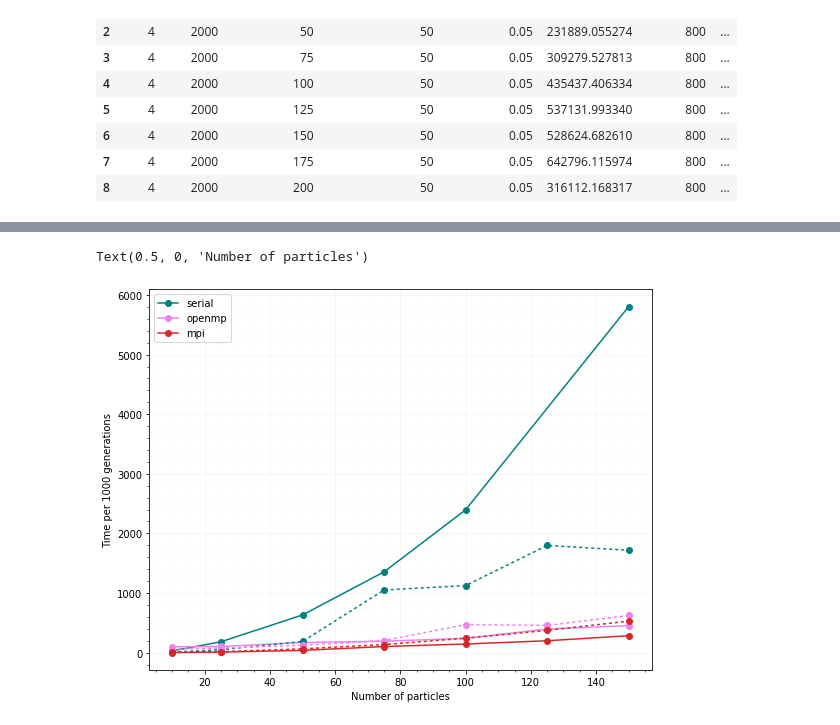
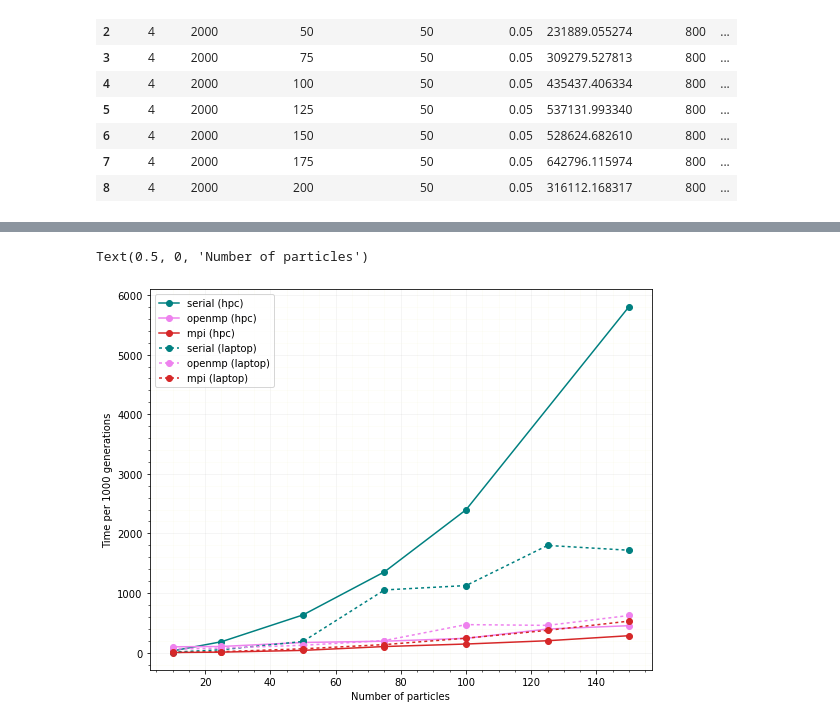
Before and after one commit to matthewdicks98/CSC-HPC-Project, a Jupyter notebook: particles.ipynb, the cells around one changed output, grey strips where cells are left out. Drawn from its saved outputs; the diff is of its cells as text; code cells hidden in the pictures.

Commit message:
added legends

```diff
--- a/particles.ipynb
+++ b/particles.ipynb
@@ -125,18 +127,18 @@ Text(0.5, 0, 'Number of particles')
 # %%
 plt.figure(figsize=(9,7))
 plt.grid(alpha=0.15)
 plt.minorticks_on()
 plt.grid(which='minor', color='beige', alpha=0.25)
 plt.plot(ser_particles[' num_particles'][:6], ser_particles[' elapsed/gen_count'][:6],marker='o', color="teal")
 plt.plot(omp_particles[' num_particles'][:7],omp_particles[' elapsed/gen_count'][:7],marker='o', color="violet")
 plt.plot(mpi_particles[' num_particles'][:7],mpi_particles[' elapsed/gen_count'][:7],marker='o', color="tab:red")
 
 plt.plot(laptop_ser_particles[' num_particles'], laptop_ser_particles[' elapsed/gen_count'],marker='o', color="teal",dashes=[2, 2])
 plt.plot(laptop_omp_particles[' num_particles'][:7],laptop_omp_particles[' elapsed/gen_count'][:7],marker='o', color="violet",dashes=[2, 2])
 plt.plot(laptop_mpi_particles[' num_particles'][:7],laptop_mpi_particles[' elapsed/gen_count'][:7],marker='o', color="tab:red",dashes=[2, 2])
-plt.legend(['serial','openmp','mpi'])
+plt.legend(['serial (hpc)','openmp (hpc)','mpi (hpc)','serial (laptop)','openmp (laptop)','mpi (laptop)'])
 plt.ylabel('Time per 1000 generations')
 plt.xlabel('Number of particles')
 # %% [output]
 Text(0.5, 0, 'Number of particles')
-[figure, old version]
+[figure, new version]
```
Also changed, not shown: parts of 4 cells of this notebook, 2 other files.
